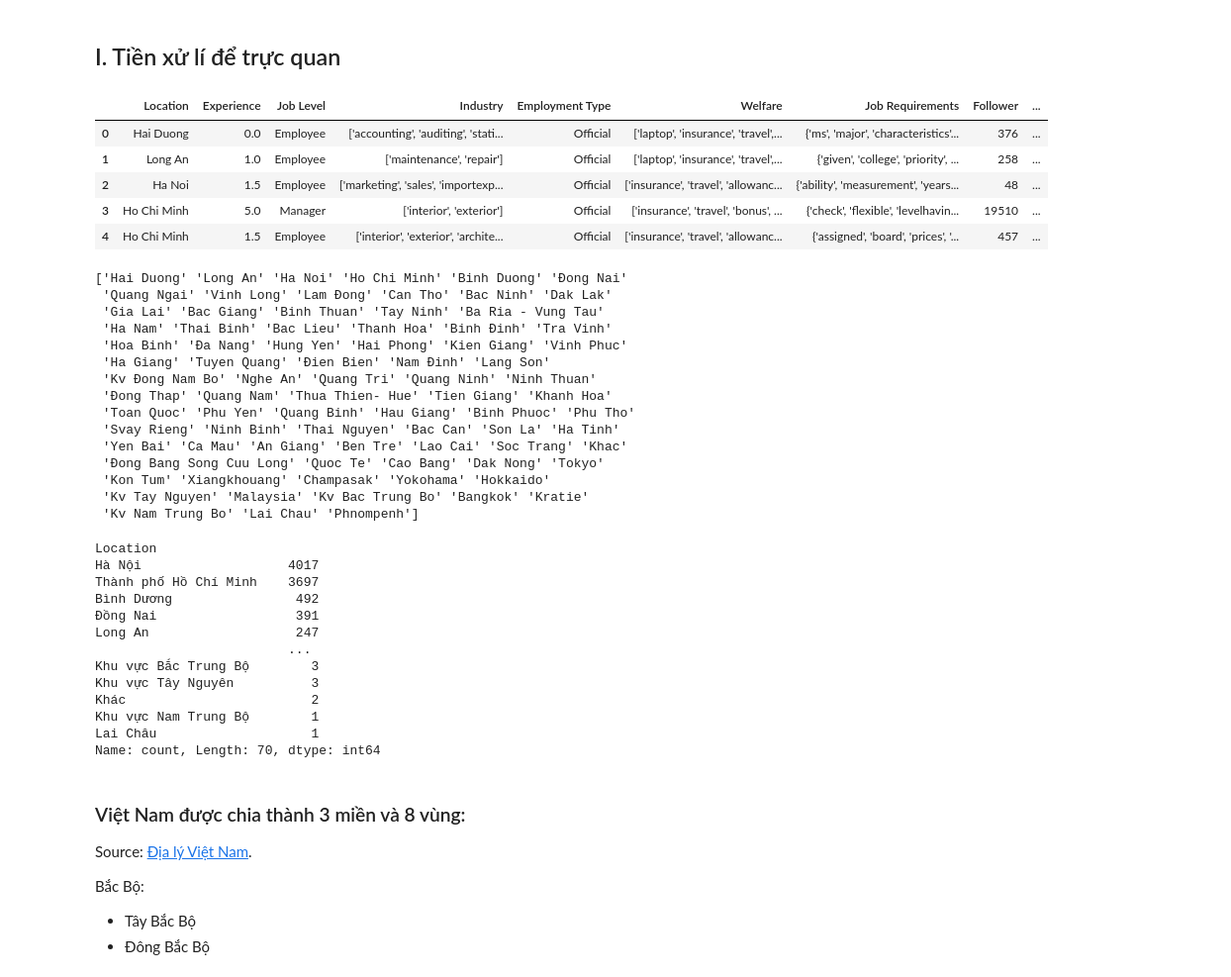
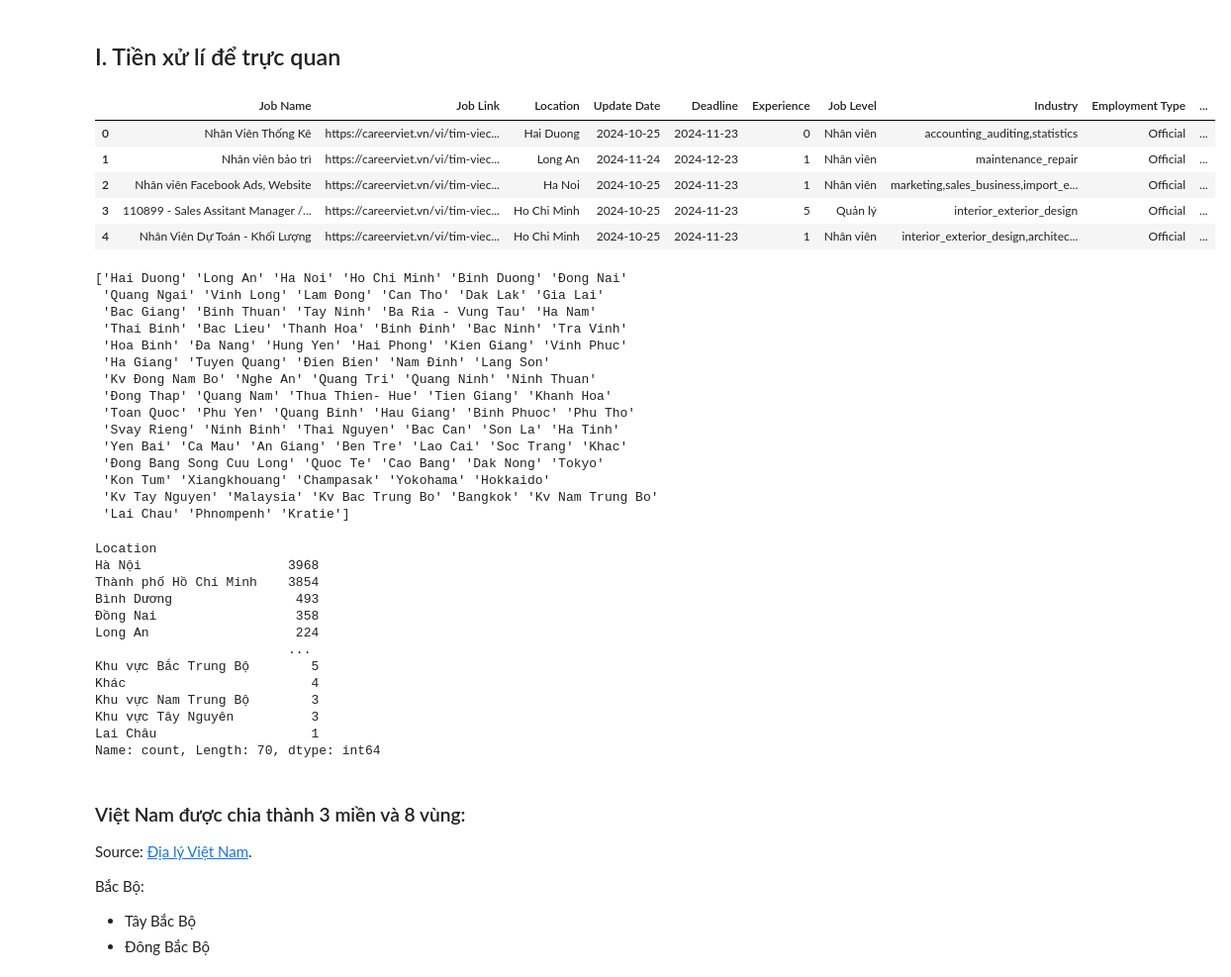
Before and after one commit to Dzivilord/carrerModeling, a Jupyter notebook: ExploringData/VisualizationData.ipynb, the cells around one changed output. Shown: that part at 99% size. Drawn from its saved outputs; the diff is of its cells as text; code cells hidden in the pictures.

```diff
--- a/ExploringData/VisualizationData.ipynb
+++ b/ExploringData/VisualizationData.ipynb
@@ -30,15 +30,15 @@ import csv
 from sklearn.linear_model import LinearRegression
 # %%
 # Đọc file csv
-df = pd.read_csv('../dataset/Defined_salary.csv')
+df = pd.read_csv('data_for_visual.csv')
 df.head()
 # %% [output]
-|  | Location | Experience | Job Level | Industry | Employment Type | Welfare | Job Requirements | Follower | ... |
-| 0 | Hai Duong | 0.0 | Employee | ['accounting', 'auditing', 'stati... | Official | ['laptop', 'insurance', 'travel',... | {'ms', 'major', 'characteristics'... | 376 | ... |
-| 1 | Long An | 1.0 | Employee | ['maintenance', 'repair'] | Official | ['laptop', 'insurance', 'travel',... | {'given', 'college', 'priority', ... | 258 | ... |
-| 2 | Ha Noi | 1.5 | Employee | ['marketing', 'sales', 'importexp... | Official | ['insurance', 'travel', 'allowanc... | {'ability', 'measurement', 'years... | 48 | ... |
-| 3 | Ho Chi Minh | 5.0 | Manager | ['interior', 'exterior'] | Official | ['insurance', 'travel', 'bonus', ... | {'check', 'flexible', 'levelhavin... | 19510 | ... |
-| 4 | Ho Chi Minh | 1.5 | Employee | ['interior', 'exterior', 'archite... | Official | ['insurance', 'travel', 'allowanc... | {'assigned', 'board', 'prices', '... | 457 | ... |
+|  | Job Name | Job Link | Location | Update Date | Deadline | Experience | Job Level | Industry | Employment Type | ... |
+| 0 | Nhân Viên Thống Kê | https://careerviet.vn/vi/tim-viec... | Hai Duong | 2024-10-25 | 2024-11-23 | 0 | Nhân viên | accounting_auditing,statistics | Official | ... |
+| 1 | Nhân viên bảo trì | https://careerviet.vn/vi/tim-viec... | Long An | 2024-11-24 | 2024-12-23 | 1 | Nhân viên | maintenance_repair | Official | ... |
+| 2 | Nhân viên Facebook Ads, Website | https://careerviet.vn/vi/tim-viec... | Ha Noi | 2024-10-25 | 2024-11-23 | 1 | Nhân viên | marketing,sales_business,import_e... | Official | ... |
+| 3 | 110899 - Sales Assitant Manager /... | https://careerviet.vn/vi/tim-viec... | Ho Chi Minh | 2024-10-25 | 2024-11-23 | 5 | Quản lý | interior_exterior_design | Official | ... |
+| 4 | Nhân Viên Dự Toán - Khối Lượng | https://careerviet.vn/vi/tim-viec... | Ho Chi Minh | 2024-10-25 | 2024-11-23 | 1 | Nhân viên | interior_exterior_design,architec... | Official | ... |
 # %%
 # Danh sách 63 tỉnh/thành phố của Việt Nam
 valid_locations = [
@@ -59,9 +59,9 @@ valid_locations = [
 print(df['Location'].unique())
 # %% [output]
 ['Hai Duong' 'Long An' 'Ha Noi' 'Ho Chi Minh' 'Binh Duong' 'Đong Nai'
- 'Quang Ngai' 'Vinh Long' 'Lam Đong' 'Can Tho' 'Bac Ninh' 'Dak Lak'
- 'Gia Lai' 'Bac Giang' 'Binh Thuan' 'Tay Ninh' 'Ba Ria - Vung Tau'
- 'Ha Nam' 'Thai Binh' 'Bac Lieu' 'Thanh Hoa' 'Binh Đinh' 'Tra Vinh'
+ 'Quang Ngai' 'Vinh Long' 'Lam Đong' 'Can Tho' 'Dak Lak' 'Gia Lai'
+ 'Bac Giang' 'Binh Thuan' 'Tay Ninh' 'Ba Ria - Vung Tau' 'Ha Nam'
+ 'Thai Binh' 'Bac Lieu' 'Thanh Hoa' 'Binh Đinh' 'Bac Ninh' 'Tra Vinh'
  'Hoa Binh' 'Đa Nang' 'Hung Yen' 'Hai Phong' 'Kien Giang' 'Vinh Phuc'
  'Ha Giang' 'Tuyen Quang' 'Đien Bien' 'Nam Đinh' 'Lang Son'
  'Kv Đong Nam Bo' 'Nghe An' 'Quang Tri' 'Quang Ninh' 'Ninh Thuan'
@@ -71,8 +71,8 @@ print(df['Location'].unique())
  'Yen Bai' 'Ca Mau' 'An Giang' 'Ben Tre' 'Lao Cai' 'Soc Trang' 'Khac'
  'Đong Bang Song Cuu Long' 'Quoc Te' 'Cao Bang' 'Dak Nong' 'Tokyo'
  'Kon Tum' 'Xiangkhouang' 'Champasak' 'Yokohama' 'Hokkaido'
- 'Kv Tay Nguyen' 'Malaysia' 'Kv Bac Trung Bo' 'Bangkok' 'Kratie'
- 'Kv Nam Trung Bo' 'Lai Chau' 'Phnompenh']
+ 'Kv Tay Nguyen' 'Malaysia' 'Kv Bac Trung Bo' 'Bangkok' 'Kv Nam Trung Bo'
+ 'Lai Chau' 'Phnompenh' 'Kratie']
 # %%
 # Tạo từ điển ánh xạ tên địa điểm sang tiếng Việt chuẩn
 city_to_vietnamese = {
@@ -167,16 +167,16 @@ df['Location'] = df['Location'].map(city_to_vietnamese).astype("category")
 df['Location'].value_counts()
 # %% [output]
 Location
-Hà Nội                   4017
-Thành phố Hồ Chí Minh    3697
-Bình Dương                492
-Đồng Nai                  391
-Long An                   247
+Hà Nội                   3968
+Thành phố Hồ Chí Minh    3854
+Bình Dương                493
+Đồng Nai                  358
+Long An                   224
                          ...
-Khu vực Bắc Trung Bộ        3
+Khu vực Bắc Trung Bộ        5
+Khác                        4
+Khu vực Nam Trung Bộ        3
 Khu vực Tây Nguyên          3
-Khác                        2
-Khu vực Nam Trung Bộ        1
 Lai Châu                    1
 Name: count, Length: 70, dtype: int64
 # %% [markdown]
```
Also changed, not shown: parts of 8 cells of this notebook, 2 other files.
